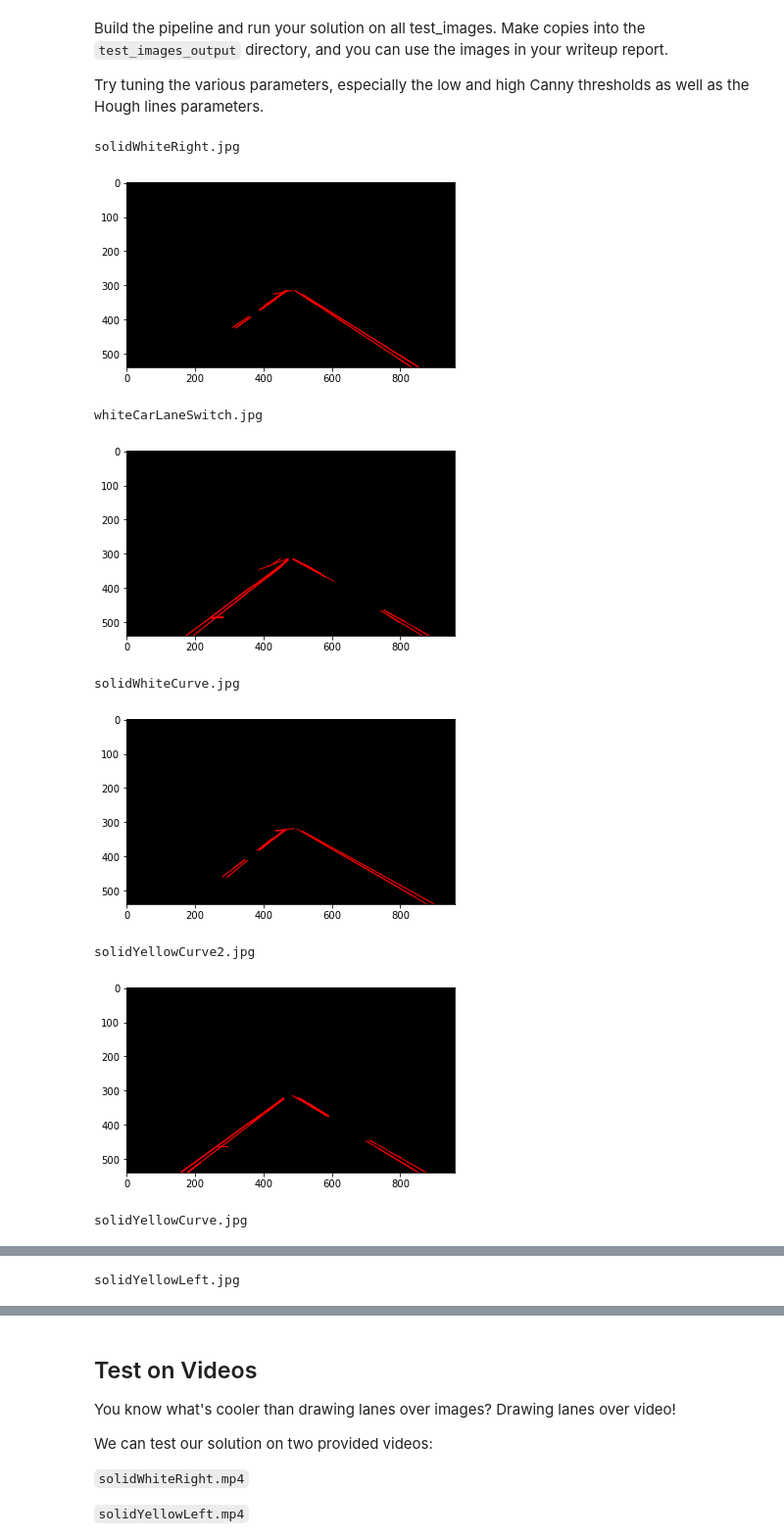
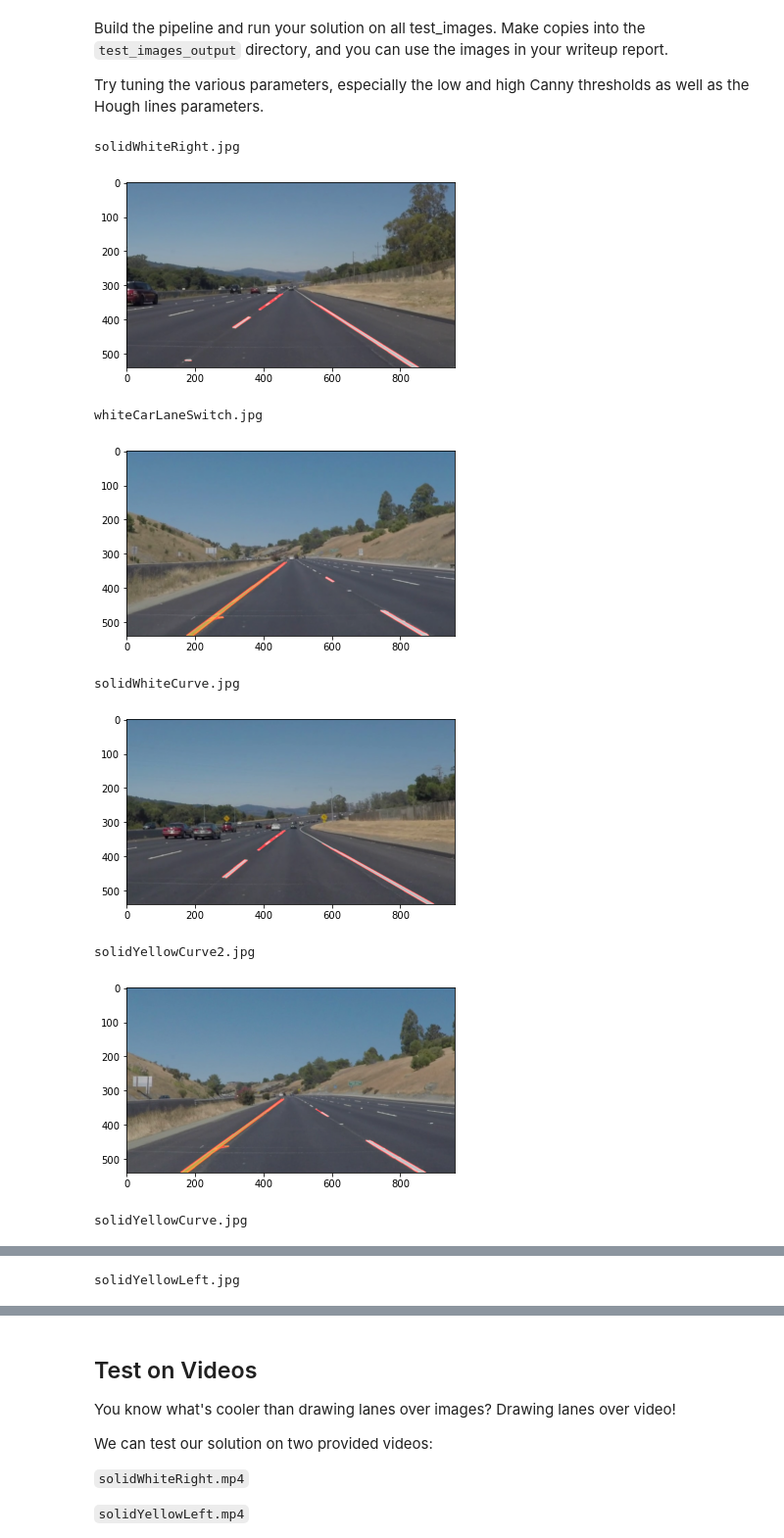
Before and after one commit to angelcervera/self-driving-nanodegree-project-1, a Jupyter notebook: P1.ipynb, the cells around one changed output, grey strips where cells are left out. Shown: that part at 98% size. Drawn from its saved outputs; the diff is of its cells as text; code cells hidden in the pictures.

Commit message:
Overlap hough lines with original image

```diff
--- a/P1.ipynb
+++ b/P1.ipynb
@@ -209,42 +209,46 @@ def lane_finding_pipeline(
 
     # Gaussion Blur
     blur = gaussian_blur(gray, gaussian_kernel_size)
 
     # Apply canny to find edges.
     edges = canny(blur, canny_low_threshold, canny_high_threshold)
 
     # extract portion of the image with lanes
     imshape = edges.shape
-    region = region_of_interest(edges, np.array([[(0,imshape[0]),(450, 315), (490, 315), (imshape[1],imshape[0])]], dtype=np.int32))
+    region = region_of_interest(edges, np.array([[(0,imshape[0]),(450, 325), (490, 325), (imshape[1],imshape[0])]], dtype=np.int32))
 
     # detect lines using hough projection
     lines = hough_lines(region, hough_rho, hough_theta, hough_threshold, hough_min_line_len, hough_max_line_gap)
 
-    return lines
+    final = weighted_img(lines, img)
+
+    return final
 
 for image_name in os.listdir("test_images/"):
     lanes = lane_finding_pipeline(
         mpimg.imread("test_images/" + image_name),
         gaussian_kernel_size = 5,
-        canny_low_threshold = 50,
-        canny_high_threshold = 100,
+
+        canny_low_threshold = 75,
+        canny_high_threshold = 200,
+
         hough_rho = 2,
         hough_theta = np.pi/180,
         hough_threshold = 15,
-        hough_min_line_len = 30,
+        hough_min_line_len = 20,
         hough_max_line_gap = 20
     )
 
     print(image_name)
     plt.imshow(lanes, cmap='gray')
     plt.show()
 # %% [output]
 solidWhiteRight.jpg
-[figure, old version]
+[figure, new version]
 whiteCarLaneSwitch.jpg
-[figure, old version]
+[figure, new version]
 solidWhiteCurve.jpg
-[figure, old version]
+[figure, new version]
 solidYellowCurve2.jpg
-[figure, old version]
+[figure, new version]
 solidYellowCurve.jpg
```
Also changed, not shown: parts of 2 cells of this notebook.
